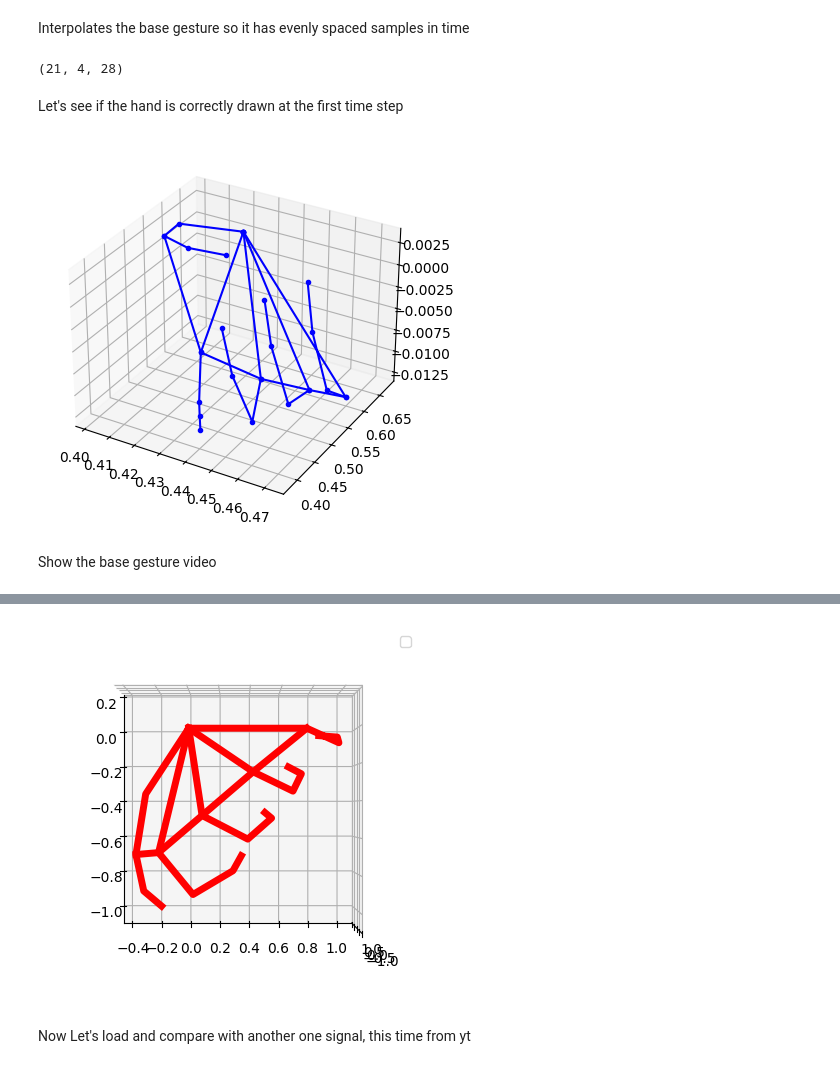
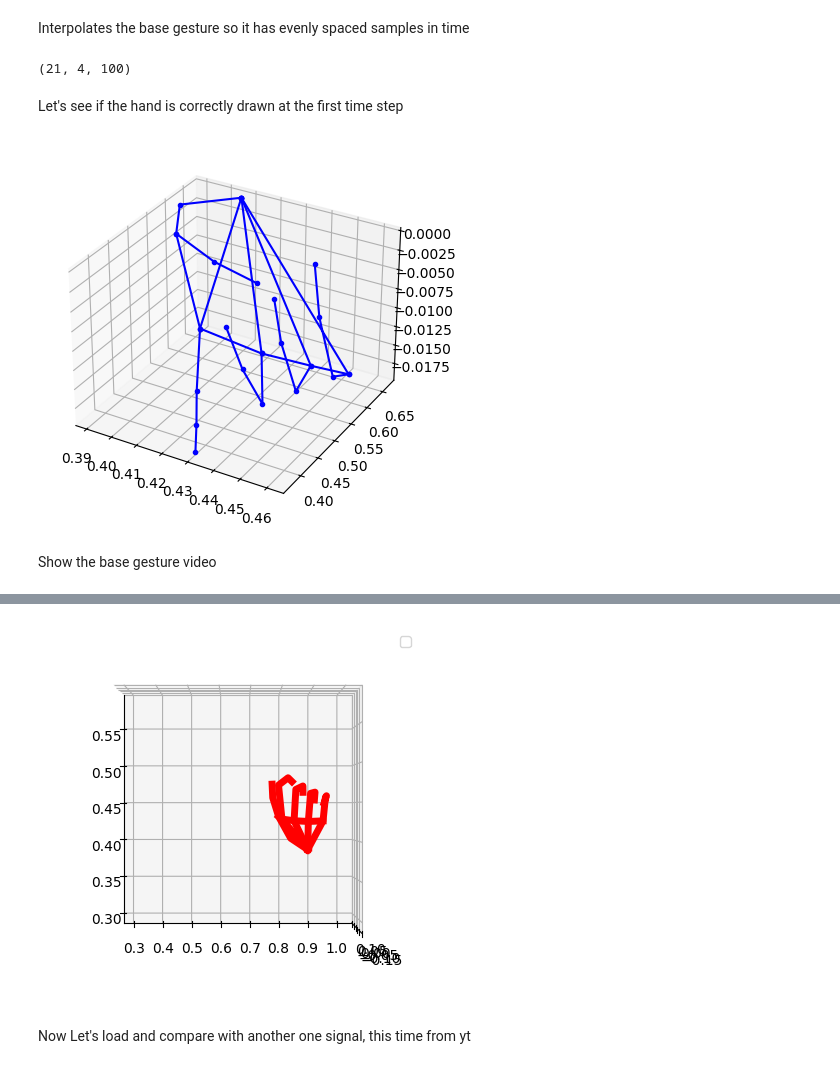
Before and after one commit to jimmerzzz52/shrine-exp, a Jupyter notebook: transcribe-asl/correlation_test.ipynb, the cells around one changed output, grey strips where cells are left out. Drawn from its saved outputs; the diff is of its cells as text; code cells hidden in the pictures.

```diff
--- a/transcribe-asl/correlation_test.ipynb
+++ b/transcribe-asl/correlation_test.ipynb
@@ -572,7 +575,7 @@ array([0.39504379, 0.38732508, 0.3991532 , 0.40363246, 0.40553761,
 # %% [markdown]
 Interpolates the base gesture so it has evenly spaced samples in time
 # %%
-tb = np.linspace(0, one_base_ni[0, -1, -1], one_base_ni.shape[2])
+tb = np.linspace(0, one_base_ni[0, -1, -1], 100)
 one_base = []
 for index in range(21):
     t_uns = one_base_ni[index, -1, :]
@@ -584,7 +587,7 @@ one_base = np.array(one_base)
 # %%
 one_base.shape
 # %% [output]
-(21, 4, 28)
+(21, 4, 100)
 # %% [markdown]
 Let's see if the hand is correctly drawn at the first time step
 # %%
@@ -605,7 +608,7 @@ for limb in limb_connections.values():
 
 # ax.plot(one_base[:,0,0], one_base[:,1,0], one_base[:,2,0], color='red', marker='.')
 # %% [output]
-[figure, old version]
+[figure, new version]
 # %% [markdown]
 Show the base gesture video
 # %%
@@ -687,36 +690,36 @@ def video_of_hand(data):
         # ln_ref4.set_data(ln_ref4_data[:, 0], ln_ref4_data[:, 1])
         # ln_ref4.set_3d_properties(ln_ref4_data[:, 2])
         # ln_ref5.set_data(ln_ref5_data[:, 0], ln_ref5_data[:, 1])
         # ln_ref5.set_3d_properties(ln_ref5_data[:, 2])
         # ln_ref6.set_data(ln_ref6_data[:, 0], ln_ref6_data[:, 1])
         # ln_ref6.set_3d_properties(ln_ref6_data[:, 2])
 
         return (
             ln1,
             ln2,
             ln3,
             ln4,
             ln5,
             ln6,
             ln_ref1,
             ln_ref2,
             ln_ref3,
             ln_ref4,
             ln_ref5,
             ln_ref6,
         )
 
 
     ani = FuncAnimation(fig, update, frames=list(range(data.shape[2])), init_func=init, blit=True, interval=100)
 
     return HTML(ani.to_html5_video())
 
-for i in range(one_base.shape[2]):
-    one_base[:, :-1, i] = to_hand_frame(one_base[:, :-1, i])
+# for i in range(one_base.shape[2]):
+#     one_base[:, :-1, i] = to_hand_frame(one_base[:, :-1, i])
 video_of_hand(one_base)
 # %% [output]
 [interactive output not drawn]
-[figure, old version]
+[figure, new version]
 # %% [markdown]
 Now Let's load and compare with another one signal, this time from yt
 # %%
```
Also changed, not shown: parts of 19 cells of this notebook, 1 other file.
